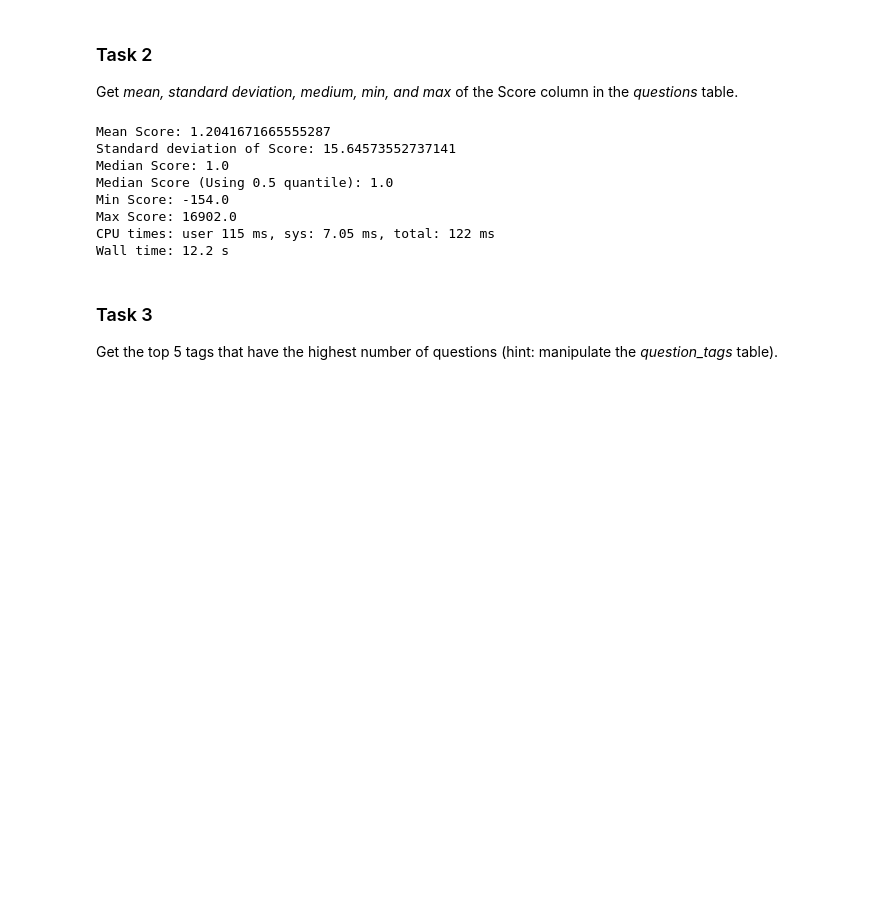
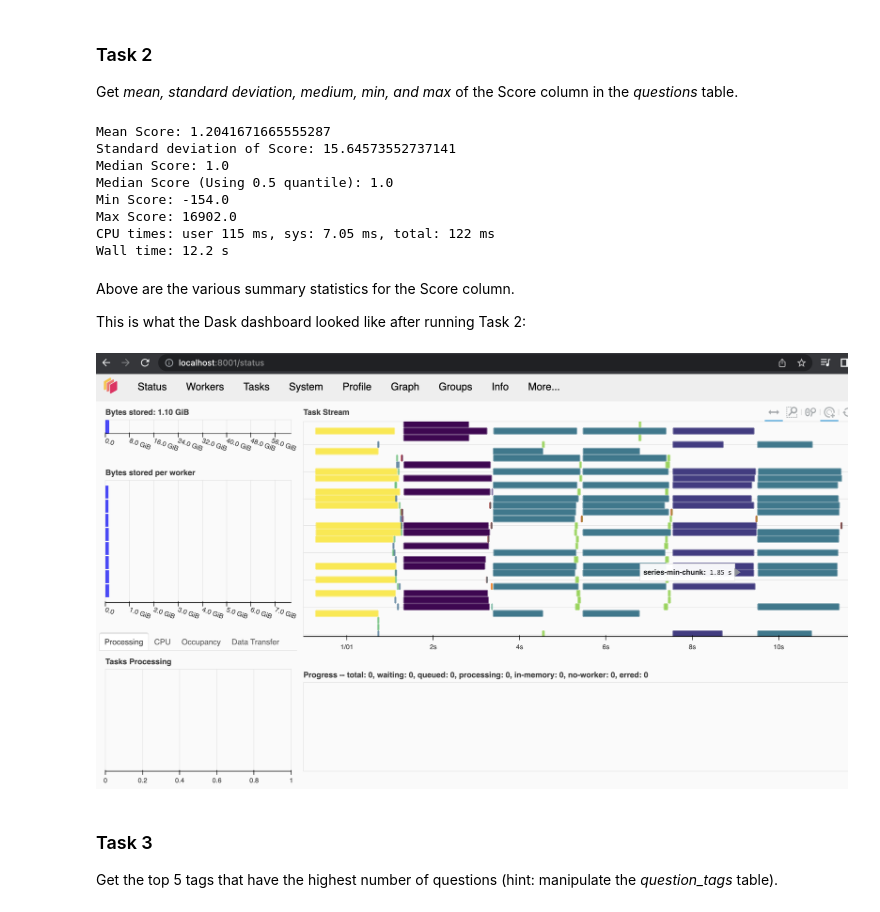
Before and after one commit to erictria/dask_exercise, a Jupyter notebook: Tria_Eric_emt4wf_A2.ipynb, the cells around one changed output. Drawn from its saved outputs; the diff is of its cells as text; code cells hidden in the pictures; blank space fills up the shorter version.

```diff
--- a/Tria_Eric_emt4wf_A2.ipynb
+++ b/Tria_Eric_emt4wf_A2.ipynb
@@ -121,6 +141,14 @@ Min Score: -154.0
 Max Score: 16902.0
 CPU times: user 115 ms, sys: 7.05 ms, total: 122 ms
 Wall time: 12.2 s
+# %% [markdown]
+Above are the various summary statistics for the Score column.
+
+This is what the Dask dashboard looked like after running Task 2:
+# %%
+Image(filename='t2.png')
+# %% [output]
+[figure, added]
 # %% [markdown]
 ### Task 3
 Get the top 5 tags that have the highest number of questions (hint: manipulate the *question_tags* table).
```
Also changed, not shown: parts of 14 cells of this notebook, 1 other file.
